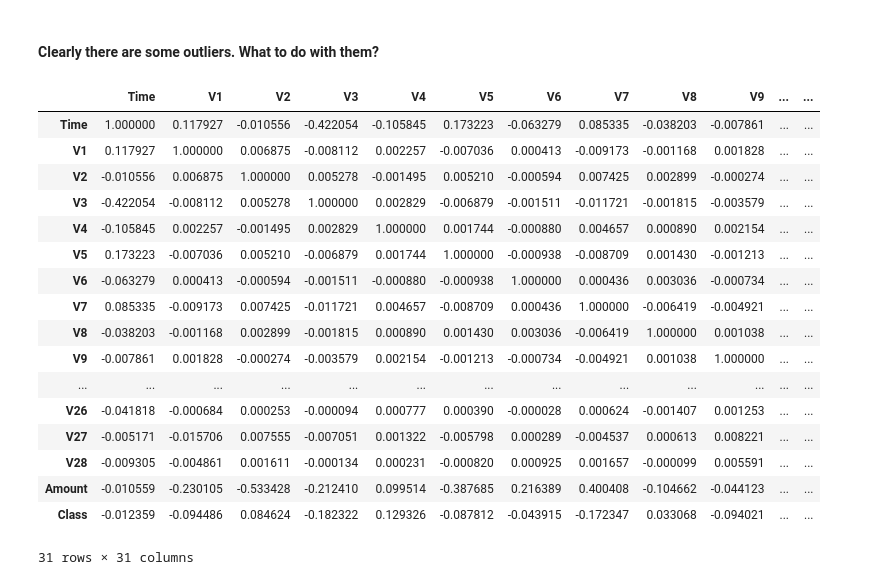
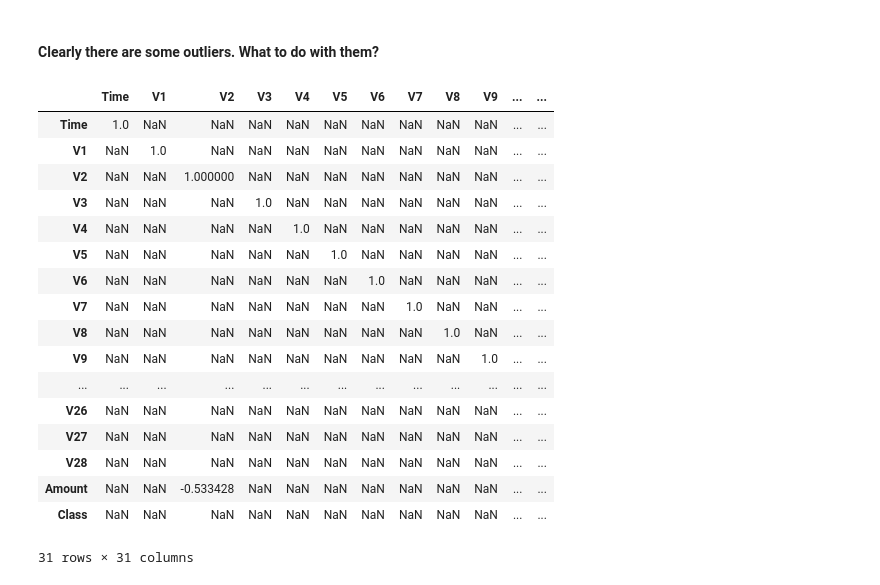
Before and after one commit to llyjam001/CreditCardFraud, a Jupyter notebook: creditcardfraud/notebooks/james_lloyd_eda.ipynb, the cells around one changed output. Drawn from its saved outputs; the diff is of its cells as text; code cells hidden in the pictures.

```diff
--- a/creditcardfraud/notebooks/james_lloyd_eda.ipynb
+++ b/creditcardfraud/notebooks/james_lloyd_eda.ipynb
@@ -208,23 +208,23 @@ Index(['Time', 'V1', 'V2', 'V3', 'V4', 'V5', 'V6', 'V7', 'V8', 'V9', 'V10',
 # %% [markdown]
 #### Clearly there are some outliers. What to do with them?
 # %%
-df.corr() [df.corr () > 0.5]
+df.corr() [abs (df.corr ()) > 0.5]
 # %% [output]
 |  | Time | V1 | V2 | V3 | V4 | V5 | V6 | V7 | V8 | V9 | ... | ... |
-| Time | 1.000000 | 0.117927 | -0.010556 | -0.422054 | -0.105845 | 0.173223 | -0.063279 | 0.085335 | -0.038203 | -0.007861 | ... | ... |
-| V1 | 0.117927 | 1.000000 | 0.006875 | -0.008112 | 0.002257 | -0.007036 | 0.000413 | -0.009173 | -0.001168 | 0.001828 | ... | ... |
-| V2 | -0.010556 | 0.006875 | 1.000000 | 0.005278 | -0.001495 | 0.005210 | -0.000594 | 0.007425 | 0.002899 | -0.000274 | ... | ... |
-| V3 | -0.422054 | -0.008112 | 0.005278 | 1.000000 | 0.002829 | -0.006879 | -0.001511 | -0.011721 | -0.001815 | -0.003579 | ... | ... |
-| V4 | -0.105845 | 0.002257 | -0.001495 | 0.002829 | 1.000000 | 0.001744 | -0.000880 | 0.004657 | 0.000890 | 0.002154 | ... | ... |
-| V5 | 0.173223 | -0.007036 | 0.005210 | -0.006879 | 0.001744 | 1.000000 | -0.000938 | -0.008709 | 0.001430 | -0.001213 | ... | ... |
-| V6 | -0.063279 | 0.000413 | -0.000594 | -0.001511 | -0.000880 | -0.000938 | 1.000000 | 0.000436 | 0.003036 | -0.000734 | ... | ... |
-| V7 | 0.085335 | -0.009173 | 0.007425 | -0.011721 | 0.004657 | -0.008709 | 0.000436 | 1.000000 | -0.006419 | -0.004921 | ... | ... |
-| V8 | -0.038203 | -0.001168 | 0.002899 | -0.001815 | 0.000890 | 0.001430 | 0.003036 | -0.006419 | 1.000000 | 0.001038 | ... | ... |
-| V9 | -0.007861 | 0.001828 | -0.000274 | -0.003579 | 0.002154 | -0.001213 | -0.000734 | -0.004921 | 0.001038 | 1.000000 | ... | ... |
+| Time | 1.0 | NaN | NaN | NaN | NaN | NaN | NaN | NaN | NaN | NaN | ... | ... |
+| V1 | NaN | 1.0 | NaN | NaN | NaN | NaN | NaN | NaN | NaN | NaN | ... | ... |
+| V2 | NaN | NaN | 1.000000 | NaN | NaN | NaN | NaN | NaN | NaN | NaN | ... | ... |
+| V3 | NaN | NaN | NaN | 1.0 | NaN | NaN | NaN | NaN | NaN | NaN | ... | ... |
+| V4 | NaN | NaN | NaN | NaN | 1.0 | NaN | NaN | NaN | NaN | NaN | ... | ... |
+| V5 | NaN | NaN | NaN | NaN | NaN | 1.0 | NaN | NaN | NaN | NaN | ... | ... |
+| V6 | NaN | NaN | NaN | NaN | NaN | NaN | 1.0 | NaN | NaN | NaN | ... | ... |
+| V7 | NaN | NaN | NaN | NaN | NaN | NaN | NaN | 1.0 | NaN | NaN | ... | ... |
+| V8 | NaN | NaN | NaN | NaN | NaN | NaN | NaN | NaN | 1.0 | NaN | ... | ... |
+| V9 | NaN | NaN | NaN | NaN | NaN | NaN | NaN | NaN | NaN | 1.0 | ... | ... |
 | ... | ... | ... | ... | ... | ... | ... | ... | ... | ... | ... | ... | ... |
-| V26 | -0.041818 | -0.000684 | 0.000253 | -0.000094 | 0.000777 | 0.000390 | -0.000028 | 0.000624 | -0.001407 | 0.001253 | ... | ... |
-| V27 | -0.005171 | -0.015706 | 0.007555 | -0.007051 | 0.001322 | -0.005798 | 0.000289 | -0.004537 | 0.000613 | 0.008221 | ... | ... |
-| V28 | -0.009305 | -0.004861 | 0.001611 | -0.000134 | 0.000231 | -0.000820 | 0.000925 | 0.001657 | -0.000099 | 0.005591 | ... | ... |
-| Amount | -0.010559 | -0.230105 | -0.533428 | -0.212410 | 0.099514 | -0.387685 | 0.216389 | 0.400408 | -0.104662 | -0.044123 | ... | ... |
-| Class | -0.012359 | -0.094486 | 0.084624 | -0.182322 | 0.129326 | -0.087812 | -0.043915 | -0.172347 | 0.033068 | -0.094021 | ... | ... |
+| V26 | NaN | NaN | NaN | NaN | NaN | NaN | NaN | NaN | NaN | NaN | ... | ... |
+| V27 | NaN | NaN | NaN | NaN | NaN | NaN | NaN | NaN | NaN | NaN | ... | ... |
+| V28 | NaN | NaN | NaN | NaN | NaN | NaN | NaN | NaN | NaN | NaN | ... | ... |
+| Amount | NaN | NaN | -0.533428 | NaN | NaN | NaN | NaN | NaN | NaN | NaN | ... | ... |
+| Class | NaN | NaN | NaN | NaN | NaN | NaN | NaN | NaN | NaN | NaN | ... | ... |
 31 rows × 31 columns
```
